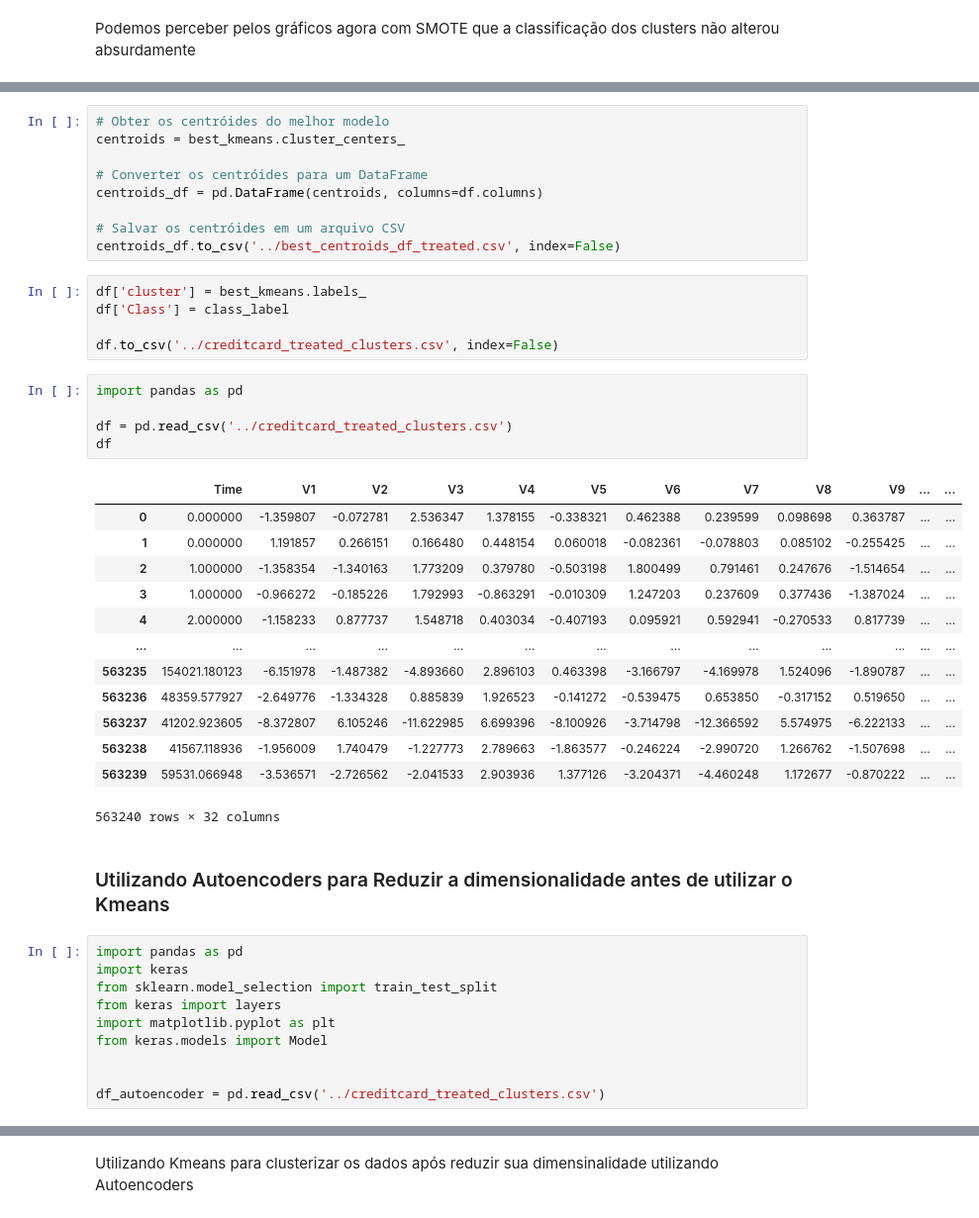
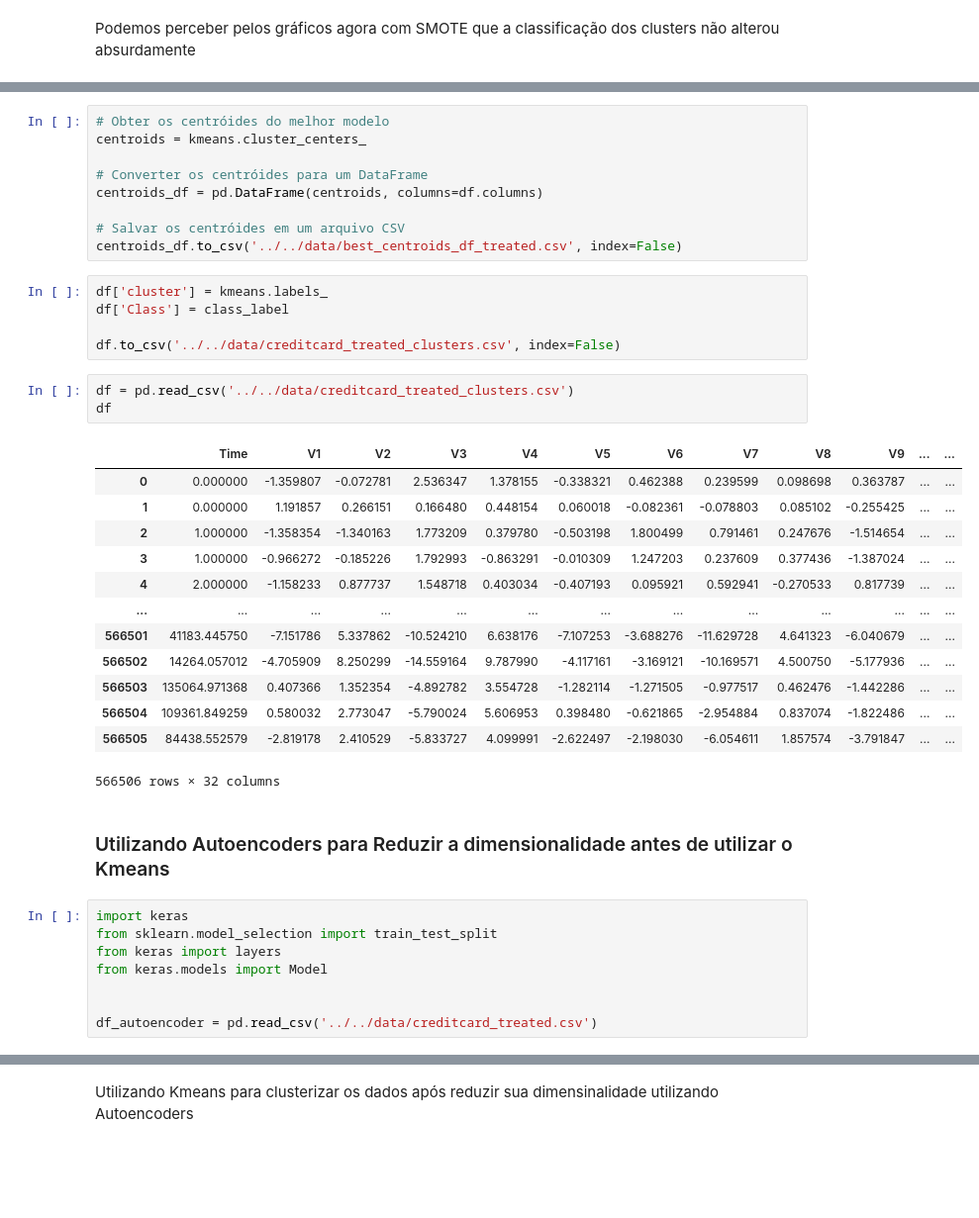
Before and after one commit to carloshgbdev/deteccao-de-fraude, a Jupyter notebook: projeto_original/model/clustering_kmeans.ipynb, the cells around one changed output, grey strips where cells are left out. Shown at 99% size. Saved outputs shown, nothing was run; the diff lists cells and outputs as text; blank space fills up the shorter version.

```diff
--- a/projeto_original/model/clustering_kmeans.ipynb
+++ b/projeto_original/model/clustering_kmeans.ipynb
@@ -293,49 +221,45 @@ plt.show()
 <Figure size 1200x1200 with 0 Axes>
 # %%
 # Obter os centróides do melhor modelo
-centroids = best_kmeans.cluster_centers_
+centroids = kmeans.cluster_centers_
 
 # Converter os centróides para um DataFrame
 centroids_df = pd.DataFrame(centroids, columns=df.columns)
 
 # Salvar os centróides em um arquivo CSV
-centroids_df.to_csv('../best_centroids_df_treated.csv', index=False)
+centroids_df.to_csv('../../data/best_centroids_df_treated.csv', index=False)
 # %%
-df['cluster'] = best_kmeans.labels_
+df['cluster'] = kmeans.labels_
 df['Class'] = class_label
 
-df.to_csv('../creditcard_treated_clusters.csv', index=False)
+df.to_csv('../../data/creditcard_treated_clusters.csv', index=False)
 # %%
-import pandas as pd
-
-df = pd.read_csv('../creditcard_treated_clusters.csv')
+df = pd.read_csv('../../data/creditcard_treated_clusters.csv')
 df
 # %% [output]
 |  | Time | V1 | V2 | V3 | V4 | V5 | V6 | V7 | V8 | V9 | ... | ... |
 | 0 | 0.000000 | -1.359807 | -0.072781 | 2.536347 | 1.378155 | -0.338321 | 0.462388 | 0.239599 | 0.098698 | 0.363787 | ... | ... |
 | 1 | 0.000000 | 1.191857 | 0.266151 | 0.166480 | 0.448154 | 0.060018 | -0.082361 | -0.078803 | 0.085102 | -0.255425 | ... | ... |
 | 2 | 1.000000 | -1.358354 | -1.340163 | 1.773209 | 0.379780 | -0.503198 | 1.800499 | 0.791461 | 0.247676 | -1.514654 | ... | ... |
 | 3 | 1.000000 | -0.966272 | -0.185226 | 1.792993 | -0.863291 | -0.010309 | 1.247203 | 0.237609 | 0.377436 | -1.387024 | ... | ... |
 | 4 | 2.000000 | -1.158233 | 0.877737 | 1.548718 | 0.403034 | -0.407193 | 0.095921 | 0.592941 | -0.270533 | 0.817739 | ... | ... |
 | ... | ... | ... | ... | ... | ... | ... | ... | ... | ... | ... | ... | ... |
-| 563235 | 154021.180123 | -6.151978 | -1.487382 | -4.893660 | 2.896103 | 0.463398 | -3.166797 | -4.169978 | 1.524096 | -1.890787 | ... | ... |
-| 563236 | 48359.577927 | -2.649776 | -1.334328 | 0.885839 | 1.926523 | -0.141272 | -0.539475 | 0.653850 | -0.317152 | 0.519650 | ... | ... |
-| 563237 | 41202.923605 | -8.372807 | 6.105246 | -11.622985 | 6.699396 | -8.100926 | -3.714798 | -12.366592 | 5.574975 | -6.222133 | ... | ... |
-| 563238 | 41567.118936 | -1.956009 | 1.740479 | -1.227773 | 2.789663 | -1.863577 | -0.246224 | -2.990720 | 1.266762 | -1.507698 | ... | ... |
-| 563239 | 59531.066948 | -3.536571 | -2.726562 | -2.041533 | 2.903936 | 1.377126 | -3.204371 | -4.460248 | 1.172677 | -0.870222 | ... | ... |
+| 566501 | 41183.445750 | -7.151786 | 5.337862 | -10.524210 | 6.638176 | -7.107253 | -3.688276 | -11.629728 | 4.641323 | -6.040679 | ... | ... |
+| 566502 | 14264.057012 | -4.705909 | 8.250299 | -14.559164 | 9.787990 | -4.117161 | -3.169121 | -10.169571 | 4.500750 | -5.177936 | ... | ... |
+| 566503 | 135064.971368 | 0.407366 | 1.352354 | -4.892782 | 3.554728 | -1.282114 | -1.271505 | -0.977517 | 0.462476 | -1.442286 | ... | ... |
+| 566504 | 109361.849259 | 0.580032 | 2.773047 | -5.790024 | 5.606953 | 0.398480 | -0.621865 | -2.954884 | 0.837074 | -1.822486 | ... | ... |
+| 566505 | 84438.552579 | -2.819178 | 2.410529 | -5.833727 | 4.099991 | -2.622497 | -2.198030 | -6.054611 | 1.857574 | -3.791847 | ... | ... |
-563240 rows × 32 columns
+566506 rows × 32 columns
 # %% [markdown]
 ### Utilizando Autoencoders para Reduzir a dimensionalidade antes de utilizar o Kmeans
 # %%
-import pandas as pd
 import keras
 from sklearn.model_selection import train_test_split
 from keras import layers
-import matplotlib.pyplot as plt
 from keras.models import Model
 
 
-df_autoencoder = pd.read_csv('../creditcard_treated_clusters.csv')
+df_autoencoder = pd.read_csv('../../data/creditcard_treated.csv')
 # %%
 X_train, X_test = train_test_split(df_autoencoder, test_size=0.3, random_state=42)
 
```
Also changed, not shown: parts of 37 cells of this notebook.
